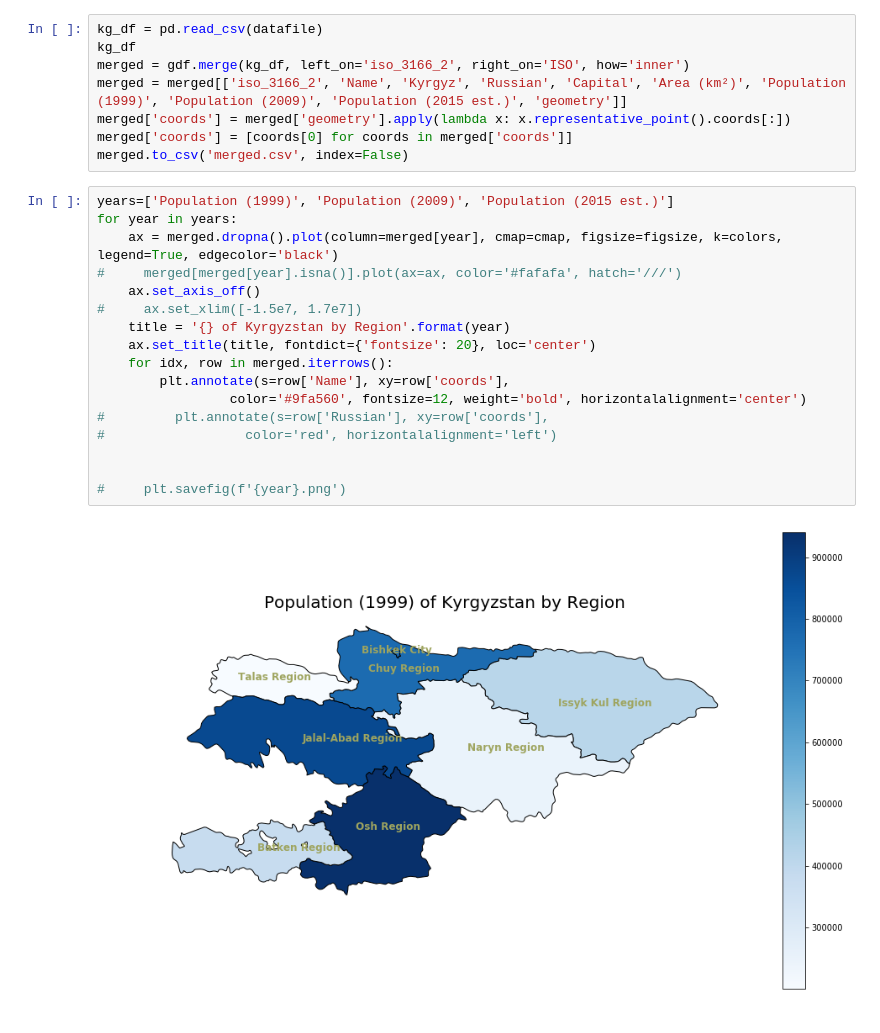
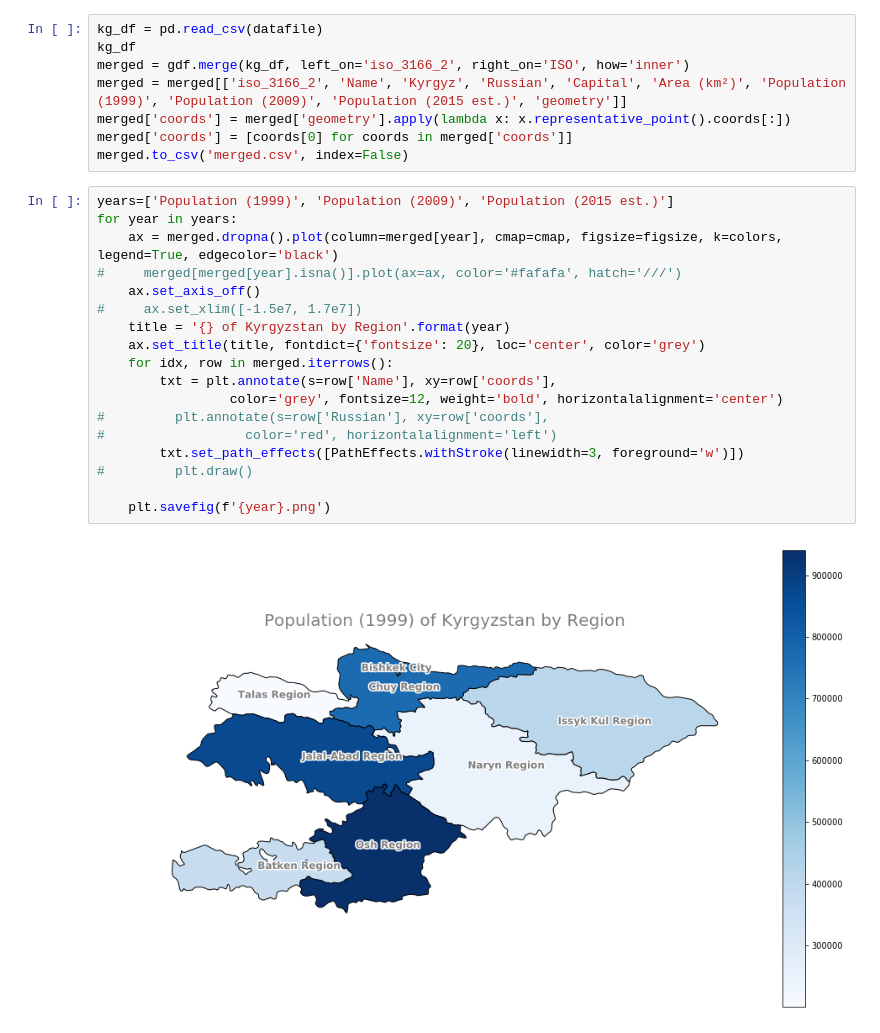
Before and after one commit to Adigine/JashStan-Youth-Peace-Building, a Jupyter notebook: Maps/jashstan_map.ipynb, the cells around one changed output. Saved outputs shown, nothing was run; the diff lists cells and outputs as text.

```diff
--- a/Maps/jashstan_map.ipynb
+++ b/Maps/jashstan_map.ipynb
@@ -35,19 +26,20 @@ merged.to_csv('merged.csv', index=False)
 # %%
 years=['Population (1999)', 'Population (2009)', 'Population (2015 est.)']
 for year in years:
     ax = merged.dropna().plot(column=merged[year], cmap=cmap, figsize=figsize, k=colors, legend=True, edgecolor='black')
 #     merged[merged[year].isna()].plot(ax=ax, color='#fafafa', hatch='///')
     ax.set_axis_off()
 #     ax.set_xlim([-1.5e7, 1.7e7])
     title = '{} of Kyrgyzstan by Region'.format(year)
-    ax.set_title(title, fontdict={'fontsize': 20}, loc='center')
+    ax.set_title(title, fontdict={'fontsize': 20}, loc='center', color='grey')
     for idx, row in merged.iterrows():
-        plt.annotate(s=row['Name'], xy=row['coords'],
-                 color='#9fa560', fontsize=12, weight='bold', horizontalalignment='center')
+        txt = plt.annotate(s=row['Name'], xy=row['coords'],
+                 color='grey', fontsize=12, weight='bold', horizontalalignment='center')
 #         plt.annotate(s=row['Russian'], xy=row['coords'],
 #                  color='red', horizontalalignment='left')
+        txt.set_path_effects([PathEffects.withStroke(linewidth=3, foreground='w')])
+#         plt.draw()
 
-
-#     plt.savefig(f'{year}.png')
+    plt.savefig(f'{year}.png')
 # %% [output]
-[figure, old version]
+[figure, new version]
```
Also changed, not shown: parts of 3 cells of this notebook, 6 other files.
